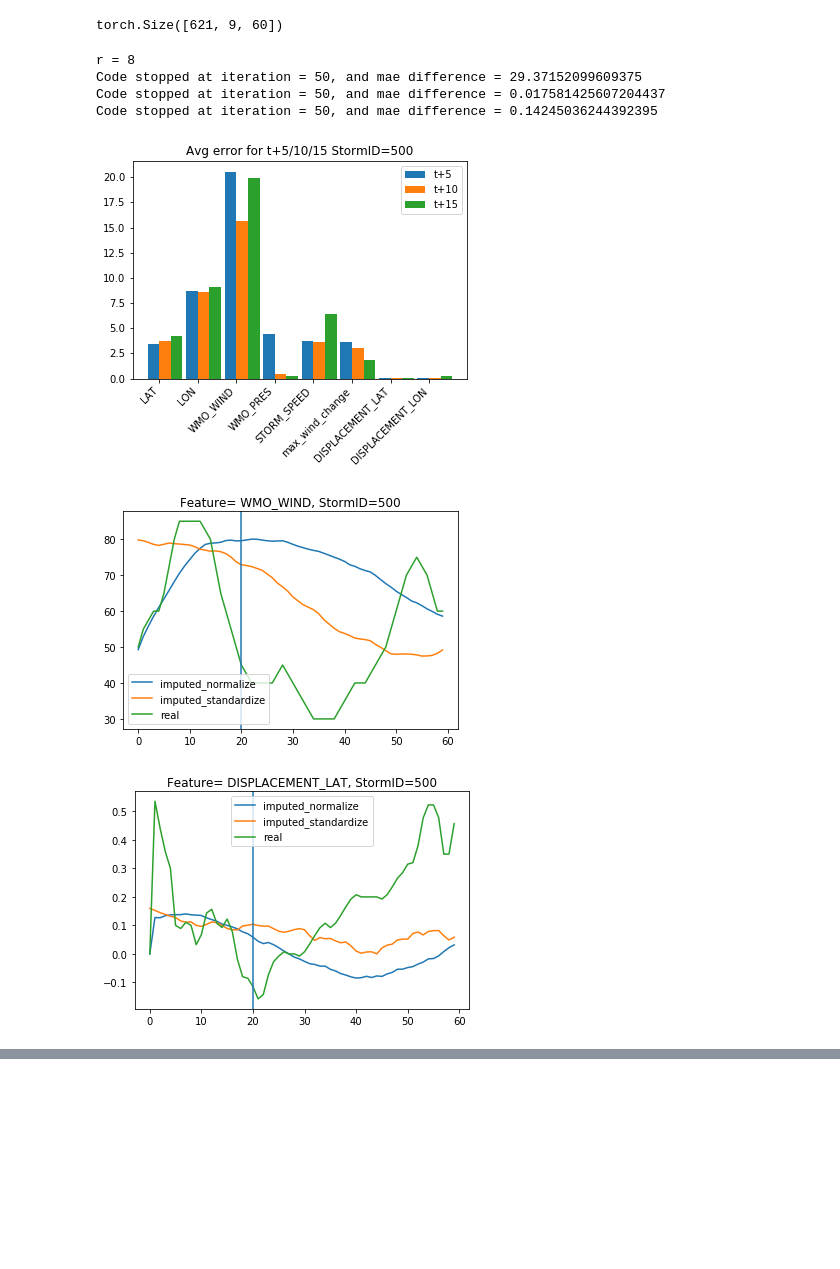
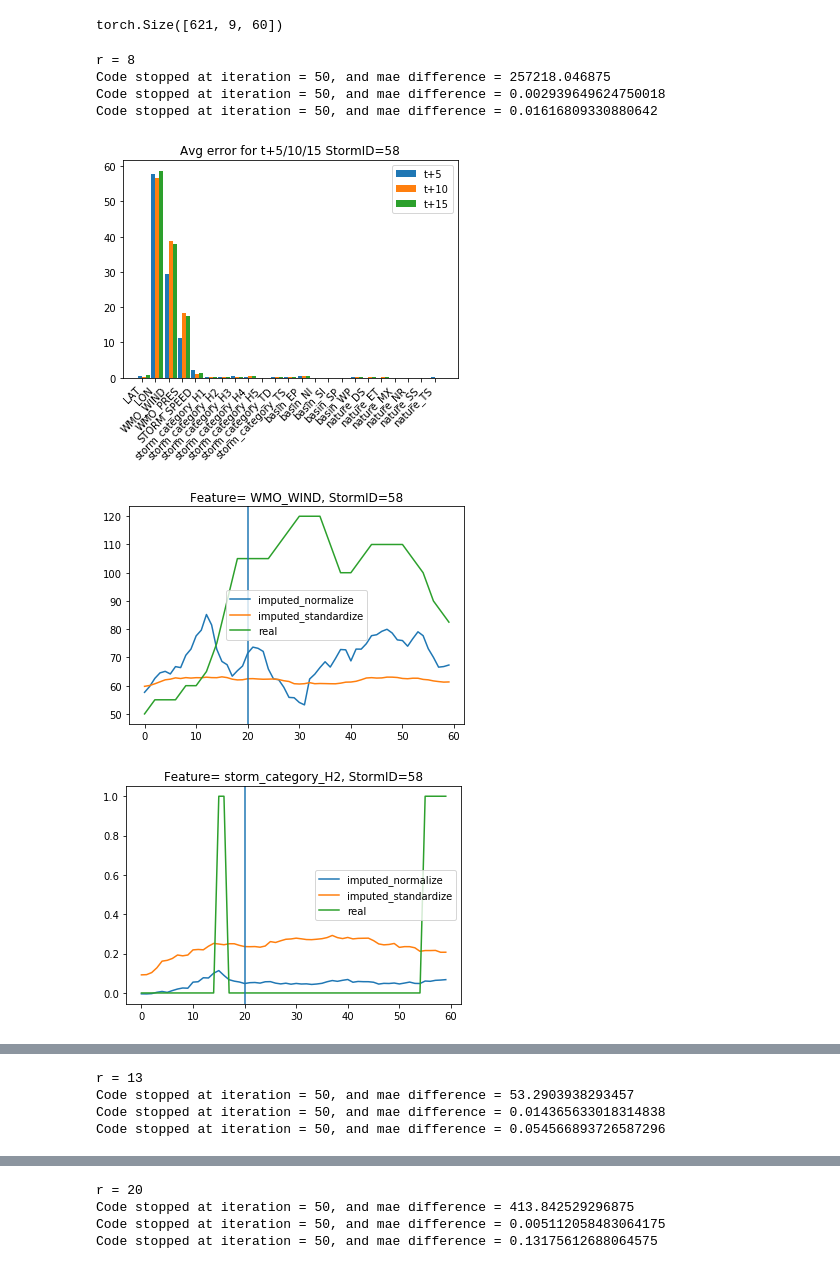
Before and after one commit to leobix/hurricast, a Jupyter notebook: tensor_completion.ipynb, the cells around one changed output, grey strips where cells are left out. Cells and saved outputs as stored; diff of their text form; code cells hidden in the pictures; blank space fills up the shorter version.

```diff
--- a/tensor_completion.ipynb
+++ b/tensor_completion.ipynb
@@ -19,5 +19,5 @@ device = torch.device("cpu")
 # %%
 from data_processing import *
 # %%
-data_2016, p_list_2016 = prepare_data(min_wind = 50, min_steps= 59, max_steps=60, one_hot = False, secondary = False)
+data_2016, p_list_2016 = prepare_data(min_wind = 50, min_steps= 30, max_steps=60, one_hot = True, secondary = False)
 # %% [output]
@@ -46,6 +68,7 @@ def no_dist2_land(data, p_list):
     return data2, p2
 
 data_1980_nodist, p_list_1980_nodist = no_dist2_land(data_1980, p_list_1980)
+data_2016_nodist, p_list_2016_nodist = no_dist2_land(data_2016, p_list_2016)
 # %%
 #2 dimensional SVD
 def mat_svd(X,r,m,n,t):
@@ -200,20 +223,22 @@ def test(data, p_list, storm_id, time, r, p = 2, delete = True):
     return X_imputed_0, X_imputed_1, X_imputed_2
 # %%
 #60 is big storm not easy to predict
-storm_id = 500
+storm_id = 58
 time = 20
-for r in [8]:
+data = data_2016_nodist
+p_list = p_list_2016_nodist
+for r in [8,13, 20]:
     print ('r =', r)
     #test learning for a particular storm_id
-    X_imputed_0, X_imputed_1, X_imputed_2 = test(data_1980_nodist, p_list_1980_nodist, storm_id, time, r, delete = True)
+    X_imputed_0, X_imputed_1, X_imputed_2 = test(data, p_list, storm_id, time, r, delete = True)
     #make some plots:
-    plot_error(data_1980_nodist, X_imputed_2, storm_id, p_list_1980_nodist)
-    plot_feature_prediction(data_1980_nodist, X_imputed_0, X_imputed_1, X_imputed_2, storm_id, p_list_1980_nodist, p_range=[2, 6, 7])
+    plot_error(data, X_imputed_2, storm_id, p_list)
+    plot_feature_prediction(data, X_imputed_0, X_imputed_1, X_imputed_2, storm_id, p_list, p_range=[2, 6, 7])
 # %% [output]
 r = 8
-Code stopped at iteration = 50, and mae difference = 29.37152099609375
-Code stopped at iteration = 50, and mae difference = 0.017581425607204437
-Code stopped at iteration = 50, and mae difference = 0.14245036244392395
+Code stopped at iteration = 50, and mae difference = 257218.046875
+Code stopped at iteration = 50, and mae difference = 0.002939649624750018
+Code stopped at iteration = 50, and mae difference = 0.01616809330880642
-[figure, old version]
+[figure, new version]
-[figure, old version]
+[figure, new version]
-[figure, old version]
+[figure, new version]
@@ -220,0 +246,4 @@ Code stopped at iteration = 50, and mae difference = 0.14245036244392395
+r = 13
+Code stopped at iteration = 50, and mae difference = 53.2903938293457
+Code stopped at iteration = 50, and mae difference = 0.014365633018314838
+Code stopped at iteration = 50, and mae difference = 0.054566893726587296
@@ -220,0 +254,4 @@ Code stopped at iteration = 50, and mae difference = 0.14245036244392395
+r = 20
+Code stopped at iteration = 50, and mae difference = 413.842529296875
+Code stopped at iteration = 50, and mae difference = 0.005112058483064175
+Code stopped at iteration = 50, and mae difference = 0.13175612688064575
```
Also changed, not shown: parts of 4 cells of this notebook.
